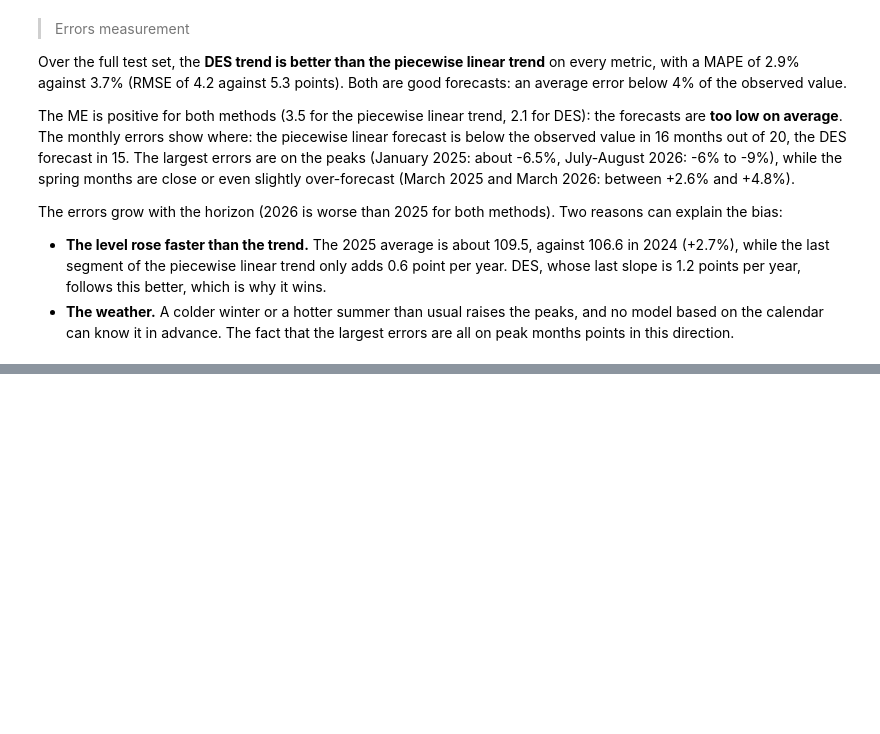
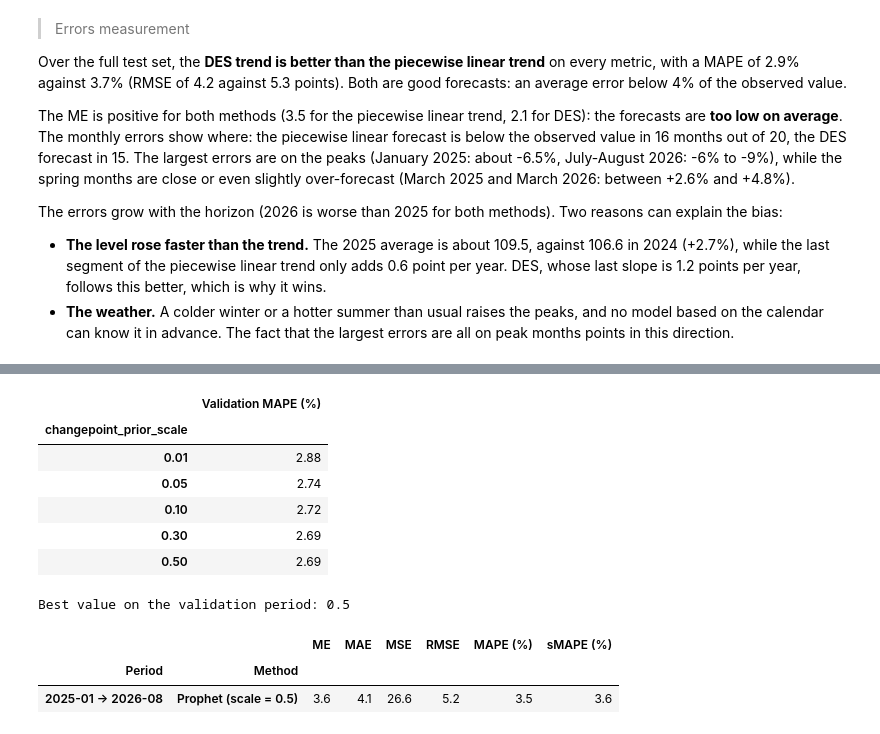
Before and after one commit to loop-enjoyer/TSA_Project, a Jupyter notebook: TSA-Project - Tanguy MANDRILLON.ipynb, the cells around one changed output, grey strips where cells are left out. Saved outputs shown, nothing was run; the diff lists cells and outputs as text; code cells hidden in the pictures; blank space fills up the shorter version.

```diff
--- a/TSA-Project - Tanguy MANDRILLON.ipynb
+++ b/TSA-Project - Tanguy MANDRILLON.ipynb
@@ -1263,0 +1527,34 @@ The errors grow with the horizon (2026 is worse than 2025 for both methods). Two
+# %%
+# Fair tuning of the changepoint prior scale: fit on 1995-2022 and validate on 2023-2024, inside the train set
+df_fit = df_train.loc[:"2022-12-01"]
+df_val = df_train.loc["2023-01-01":]
+
+val_mape = {}
+for scale in [0.01, 0.05, 0.1, 0.3, 0.5]:
+    _, pred = fit_prophet(df_fit, len(df_val), changepoint_prior_scale=scale)
+    val_mape[scale] = error_metrics(df_val["output"], pred.loc[df_val.index, "yhat"])["MAPE (%)"]
+val_mape = pd.Series(val_mape, name="Validation MAPE (%)")
+val_mape.index.name = "changepoint_prior_scale"
+display(val_mape.round(2).to_frame())
+
+best_scale = val_mape.idxmin()
+print(f"Best value on the validation period: {best_scale}")
+
+# Refit on the whole train set with this value, and evaluate once on the test set
+tuned_model, tuned_pred = fit_prophet(df_train, len(df_test), changepoint_prior_scale=best_scale)
+tuned_forecast = tuned_pred.loc[df_test.index, "yhat"]
+tuned_errors = pd.DataFrame({(f"2025-01 -> 2026-08", f"Prophet (scale = {best_scale})"): error_metrics(df_test["output"], tuned_forecast)}).T
+tuned_errors.index.names = ["Period", "Method"]
+display(tuned_errors.round(1))
+# %% [output]
+|  | Validation MAPE (%) |
+| changepoint_prior_scale |  |
+| 0.01 | 2.88 |
+| 0.05 | 2.74 |
+| 0.10 | 2.72 |
+| 0.30 | 2.69 |
+| 0.50 | 2.69 |
+Best value on the validation period: 0.5
+|  |  | ME | MAE | MSE | RMSE | MAPE (%) | sMAPE (%) |
+| Period | Method |  |  |  |  |  |  |
+| 2025-01 -> 2026-08 | Prophet (scale = 0.5) | 3.6 | 4.1 | 26.6 | 5.2 | 3.5 | 3.6 |
```
Also changed, not shown: parts of 12 cells of this notebook.
